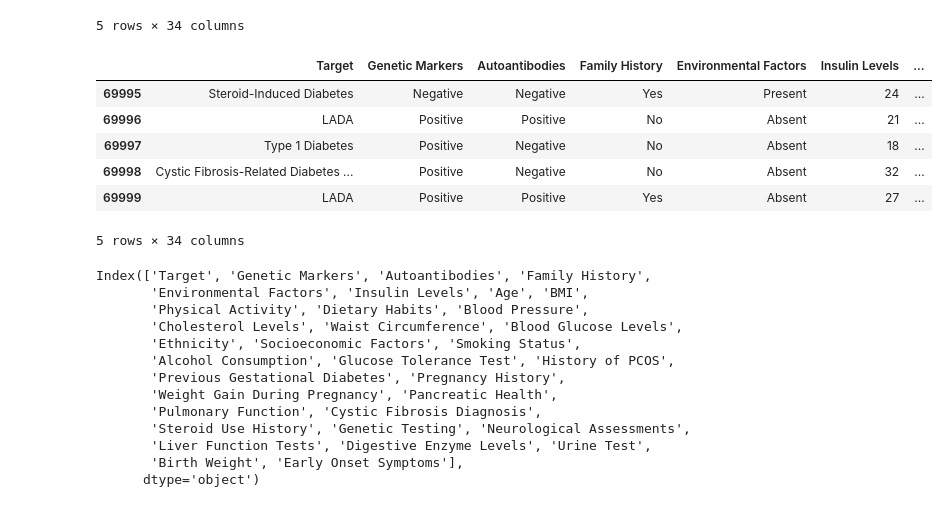
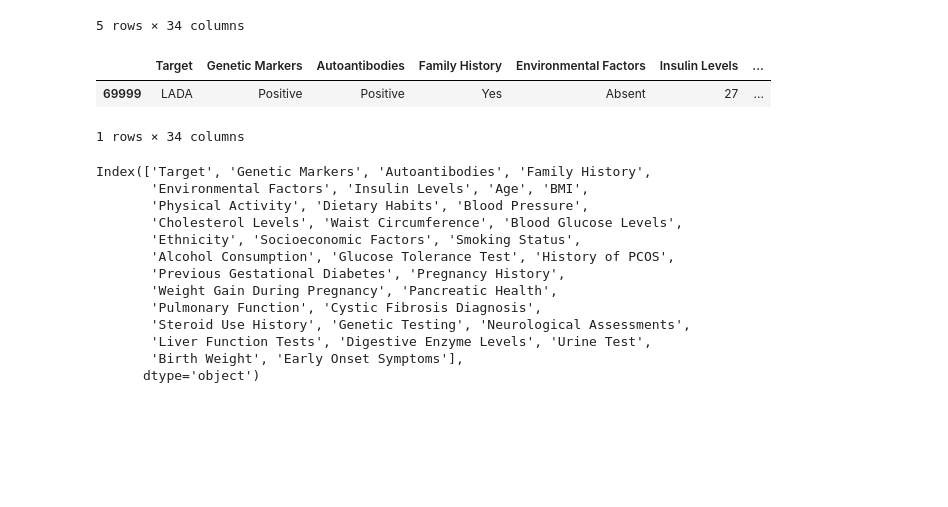
Before and after one commit to SaherHassaballa/Disease_analysis_prediction, a Jupyter notebook: analysis.ipynb, the cells around one changed output. Drawn from its saved outputs; the diff is of its cells as text; code cells hidden in the pictures; blank space fills up the shorter version.

```diff
--- a/analysis.ipynb
+++ b/analysis.ipynb
@@ -18,15 +23,11 @@ df.head()
 | 4 | Wolfram Syndrome | Negative | Negative | Yes | Present | 17 | ... |
 5 rows × 34 columns
 # %%
-df.tail()
+df.tail(1)
 # %% [output]
 |  | Target | Genetic Markers | Autoantibodies | Family History | Environmental Factors | Insulin Levels | ... |
-| 69995 | Steroid-Induced Diabetes | Negative | Negative | Yes | Present | 24 | ... |
-| 69996 | LADA | Positive | Positive | No | Absent | 21 | ... |
-| 69997 | Type 1 Diabetes | Positive | Negative | No | Absent | 18 | ... |
-| 69998 | Cystic Fibrosis-Related Diabetes ... | Positive | Negative | No | Absent | 32 | ... |
 | 69999 | LADA | Positive | Positive | Yes | Absent | 27 | ... |
-5 rows × 34 columns
+1 rows × 34 columns
 # %%
 df.columns
 # %% [output]
```
Also changed, not shown: parts of 30 cells of this notebook.
